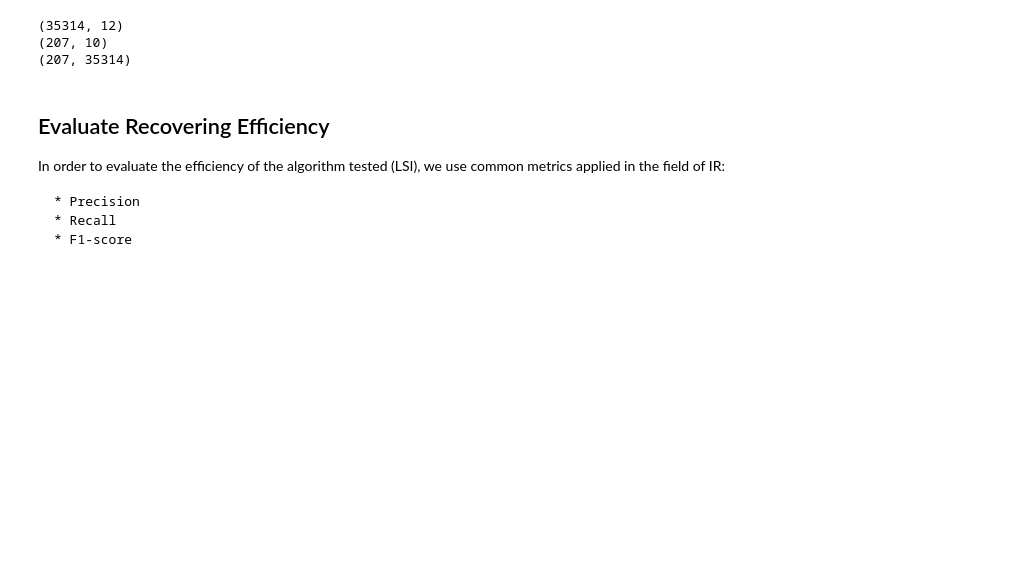
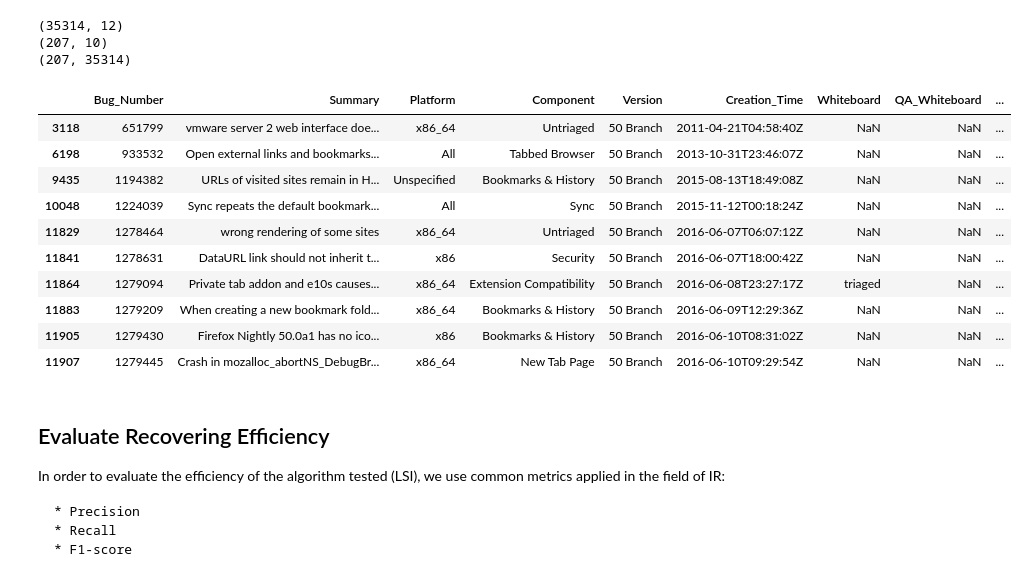
Before and after one commit to Pointpt/trace-link-recovery-study, a Jupyter notebook: notebooks/firefox/lsi-model-cosine.ipynb, the cells around one changed output. Cells and saved outputs as stored; diff of their text form; code cells hidden in the pictures; blank space fills up the shorter version.

```diff
--- a/notebooks/firefox/lsi-model-cosine.ipynb
+++ b/notebooks/firefox/lsi-model-cosine.ipynb
@@ -53,6 +53,20 @@ print(orc.shape)
 (35314, 12)
 (207, 10)
 (207, 35314)
+# %%
+bug_reports_df[bug_reports_df.Version =='50 Branch'].head(10)
+# %% [output]
+|  | Bug_Number | Summary | Platform | Component | Version | Creation_Time | Whiteboard | QA_Whiteboard | ... |
+| 3118 | 651799 | vmware server 2 web interface doe... | x86_64 | Untriaged | 50 Branch | 2011-04-21T04:58:40Z | NaN | NaN | ... |
+| 6198 | 933532 | Open external links and bookmarks... | All | Tabbed Browser | 50 Branch | 2013-10-31T23:46:07Z | NaN | NaN | ... |
+| 9435 | 1194382 | URLs of visited sites remain in H... | Unspecified | Bookmarks & History | 50 Branch | 2015-08-13T18:49:08Z | NaN | NaN | ... |
+| 10048 | 1224039 | Sync repeats the default bookmark... | All | Sync | 50 Branch | 2015-11-12T00:18:24Z | NaN | NaN | ... |
+| 11829 | 1278464 | wrong rendering of some sites | x86_64 | Untriaged | 50 Branch | 2016-06-07T06:07:12Z | NaN | NaN | ... |
+| 11841 | 1278631 | DataURL link should not inherit t... | x86 | Security | 50 Branch | 2016-06-07T18:00:42Z | NaN | NaN | ... |
+| 11864 | 1279094 | Private tab addon and e10s causes... | x86_64 | Extension Compatibility | 50 Branch | 2016-06-08T23:27:17Z | triaged | NaN | ... |
+| 11883 | 1279209 | When creating a new bookmark fold... | x86_64 | Bookmarks & History | 50 Branch | 2016-06-09T12:29:36Z | NaN | NaN | ... |
+| 11905 | 1279430 | Firefox Nightly 50.0a1 has no ico... | x86 | Bookmarks & History | 50 Branch | 2016-06-10T08:31:02Z | NaN | NaN | ... |
+| 11907 | 1279445 | Crash in mozalloc_abortNS_DebugBr... | x86_64 | New Tab Page | 50 Branch | 2016-06-10T09:29:54Z | NaN | NaN | ... |
 # %% [markdown]
 ## Evaluate Recovering Efficiency
 
```
Also changed, not shown: parts of 12 cells of this notebook, 14 other files.
